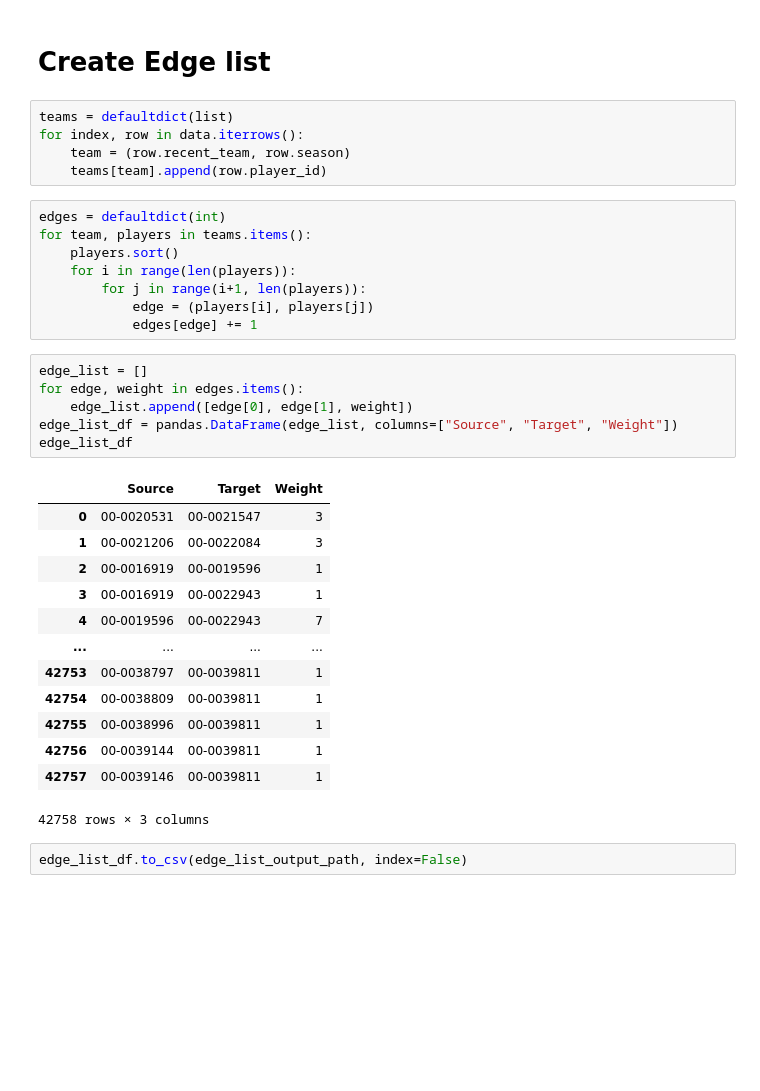
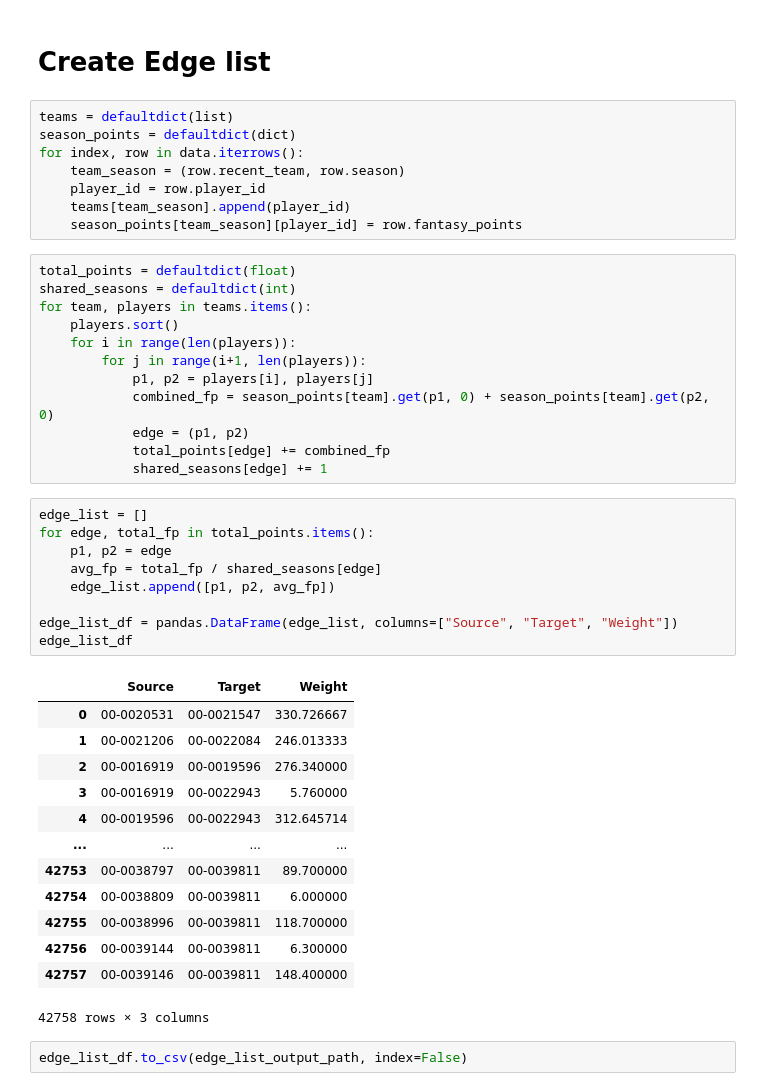
Before and after one commit to SeanGwall/NFL-Network-Analysis, a Jupyter notebook: notebooks/create-network-from-dataset.ipynb, the cells around one changed output. Drawn from its saved outputs; the diff is of its cells as text; blank space fills up the shorter version.

```diff
--- a/notebooks/create-network-from-dataset.ipynb
+++ b/notebooks/create-network-from-dataset.ipynb
@@ -118,36 +118,46 @@ node_list_df.to_csv(node_list_output_path, index=False)
 # Create Edge list
 # %%
 teams = defaultdict(list)
+season_points = defaultdict(dict)
 for index, row in data.iterrows():
-    team = (row.recent_team, row.season)
-    teams[team].append(row.player_id)
+    team_season = (row.recent_team, row.season)
+    player_id = row.player_id
+    teams[team_season].append(player_id)
+    season_points[team_season][player_id] = row.fantasy_points
 # %%
-edges = defaultdict(int)
+total_points = defaultdict(float)
+shared_seasons = defaultdict(int)
 for team, players in teams.items():
     players.sort()
     for i in range(len(players)):
         for j in range(i+1, len(players)):
-            edge = (players[i], players[j])
-            edges[edge] += 1
+            p1, p2 = players[i], players[j]
+            combined_fp = season_points[team].get(p1, 0) + season_points[team].get(p2, 0)
+            edge = (p1, p2)
+            total_points[edge] += combined_fp
+            shared_seasons[edge] += 1
 # %%
 edge_list = []
-for edge, weight in edges.items():
-    edge_list.append([edge[0], edge[1], weight])
+for edge, total_fp in total_points.items():
+    p1, p2 = edge
+    avg_fp = total_fp / shared_seasons[edge]
+    edge_list.append([p1, p2, avg_fp])
+
 edge_list_df = pandas.DataFrame(edge_list, columns=["Source", "Target", "Weight"])
 edge_list_df
 # %% [output]
 |  | Source | Target | Weight |
-| 0 | 00-0020531 | 00-0021547 | 3 |
-| 1 | 00-0021206 | 00-0022084 | 3 |
-| 2 | 00-0016919 | 00-0019596 | 1 |
-| 3 | 00-0016919 | 00-0022943 | 1 |
-| 4 | 00-0019596 | 00-0022943 | 7 |
+| 0 | 00-0020531 | 00-0021547 | 330.726667 |
+| 1 | 00-0021206 | 00-0022084 | 246.013333 |
+| 2 | 00-0016919 | 00-0019596 | 276.340000 |
+| 3 | 00-0016919 | 00-0022943 | 5.760000 |
+| 4 | 00-0019596 | 00-0022943 | 312.645714 |
 | ... | ... | ... | ... |
-| 42753 | 00-0038797 | 00-0039811 | 1 |
-| 42754 | 00-0038809 | 00-0039811 | 1 |
-| 42755 | 00-0038996 | 00-0039811 | 1 |
-| 42756 | 00-0039144 | 00-0039811 | 1 |
-| 42757 | 00-0039146 | 00-0039811 | 1 |
+| 42753 | 00-0038797 | 00-0039811 | 89.700000 |
+| 42754 | 00-0038809 | 00-0039811 | 6.000000 |
+| 42755 | 00-0038996 | 00-0039811 | 118.700000 |
+| 42756 | 00-0039144 | 00-0039811 | 6.300000 |
+| 42757 | 00-0039146 | 00-0039811 | 148.400000 |
 42758 rows × 3 columns
 # %%
 edge_list_df.to_csv(edge_list_output_path, index=False)
```
Also changed, not shown: 3 other files.
